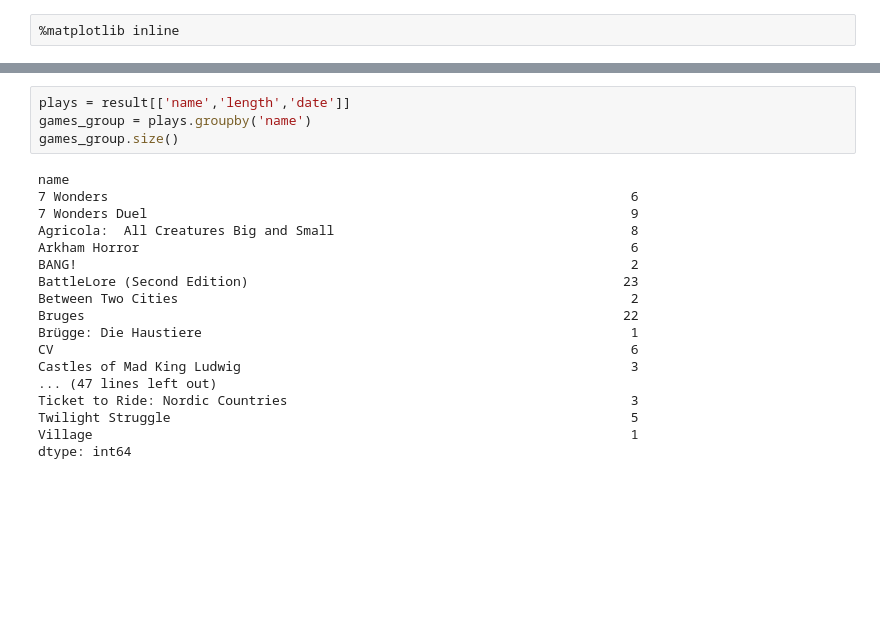
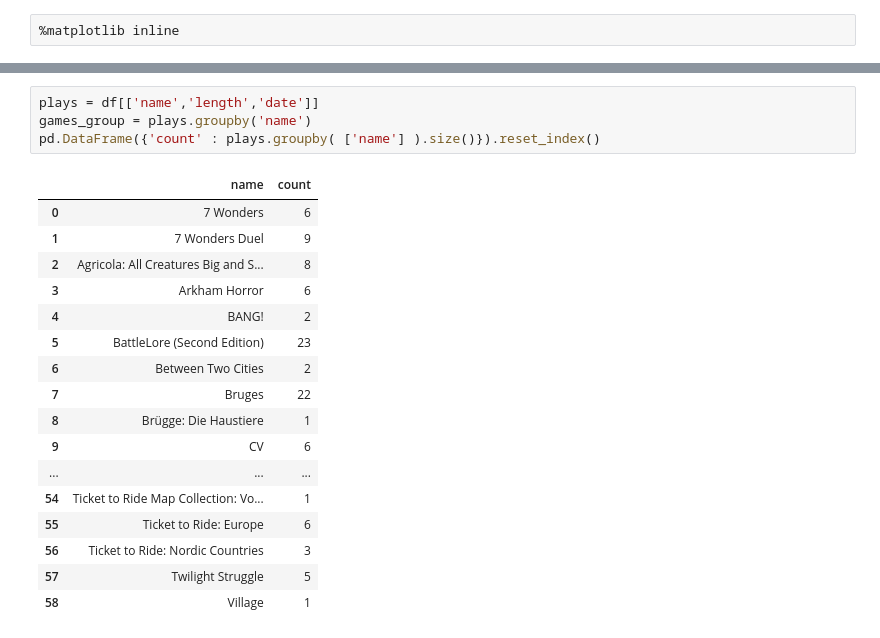
Before and after one commit to banzayats/bgg_xml_stats, a Jupyter notebook: BGG_stats.ipynb, the cells around one changed output, grey strips where cells are left out. Drawn from its saved outputs; the diff is of its cells as text; blank space fills up the shorter version.

```diff
--- a/BGG_stats.ipynb
+++ b/BGG_stats.ipynb
@@ -58,26 +65,26 @@ location            object
 players            float64
 dtype: object
 # %%
-plays = result[['name','length','date']]
+plays = df[['name','length','date']]
 games_group = plays.groupby('name')
-games_group.size()
+pd.DataFrame({'count' : plays.groupby( ['name'] ).size()}).reset_index()
 # %% [output]
-name
-7 Wonders                                                                   6
-7 Wonders Duel                                                              9
-Agricola:  All Creatures Big and Small                                      8
-Arkham Horror                                                               6
-BANG!                                                                       2
-BattleLore (Second Edition)                                                23
-Between Two Cities                                                          2
-Bruges                                                                     22
-Brügge: Die Haustiere                                                       1
-CV                                                                          6
-Castles of Mad King Ludwig                                                  3
-... (47 lines left out)
-Ticket to Ride: Nordic Countries                                            3
-Twilight Struggle                                                           5
-Village                                                                     1
-dtype: int64
+|  | name | count |
+| 0 | 7 Wonders | 6 |
+| 1 | 7 Wonders Duel | 9 |
+| 2 | Agricola: All Creatures Big and S... | 8 |
+| 3 | Arkham Horror | 6 |
+| 4 | BANG! | 2 |
+| 5 | BattleLore (Second Edition) | 23 |
+| 6 | Between Two Cities | 2 |
+| 7 | Bruges | 22 |
+| 8 | Brügge: Die Haustiere | 1 |
+| 9 | CV | 6 |
+| ... | ... | ... |
+| 54 | Ticket to Ride Map Collection: Vo... | 1 |
+| 55 | Ticket to Ride: Europe | 6 |
+| 56 | Ticket to Ride: Nordic Countries | 3 |
+| 57 | Twilight Struggle | 5 |
+| 58 | Village | 1 |
 # %%
 games_length = games_group.sum()
```
Also changed, not shown: parts of 13 cells of this notebook.
